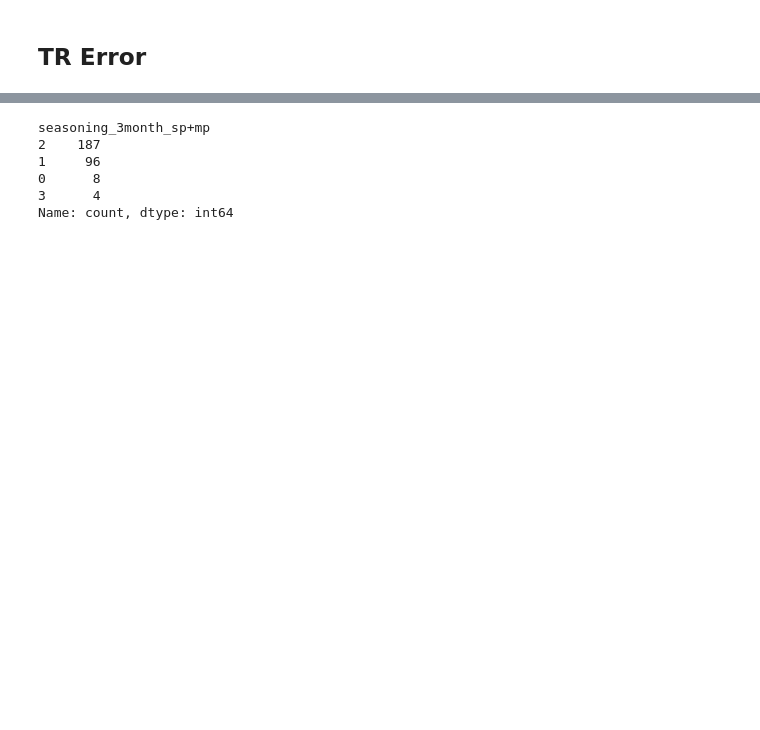
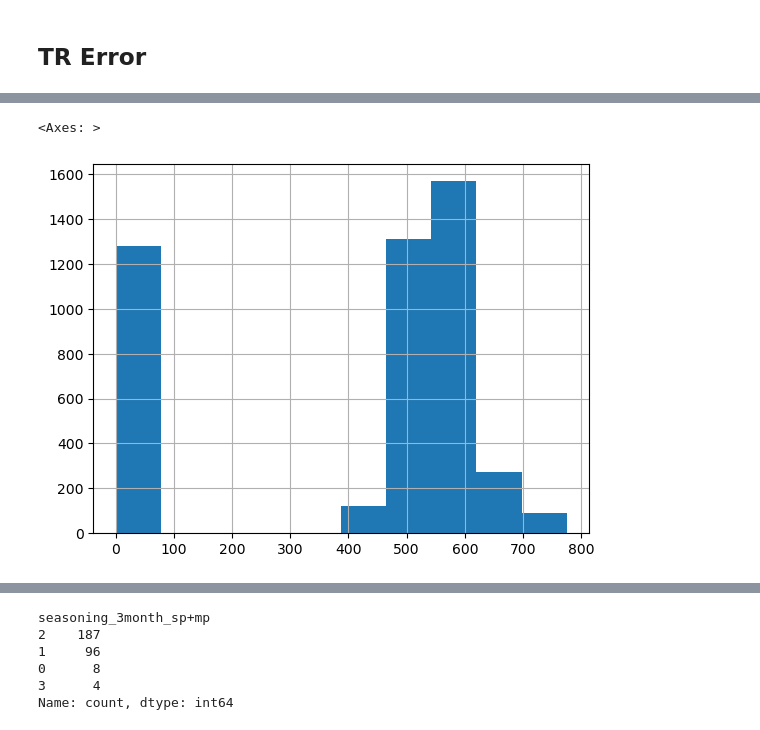
Before and after one commit to wuyaqi55/flexcar_incidents, a Jupyter notebook: draft_groud.ipynb, the cells around one changed output, grey strips where cells are left out. Saved outputs shown, nothing was run; the diff lists cells and outputs as text; code cells hidden in the pictures; blank space fills up the shorter version.

```diff
--- a/draft_groud.ipynb
+++ b/draft_groud.ipynb
@@ -12,0 +199,6 @@ TRError = pd.read_csv('../data/')
+# %%
+TRError_deny = TRError[TRError['Decision'] == 'Deny']
+TRError_deny['creditScore'].hist()
+# %% [output]
+<Axes: >
+[figure, added]
```
Also changed, not shown: parts of 18 cells of this notebook, 5 other files.
